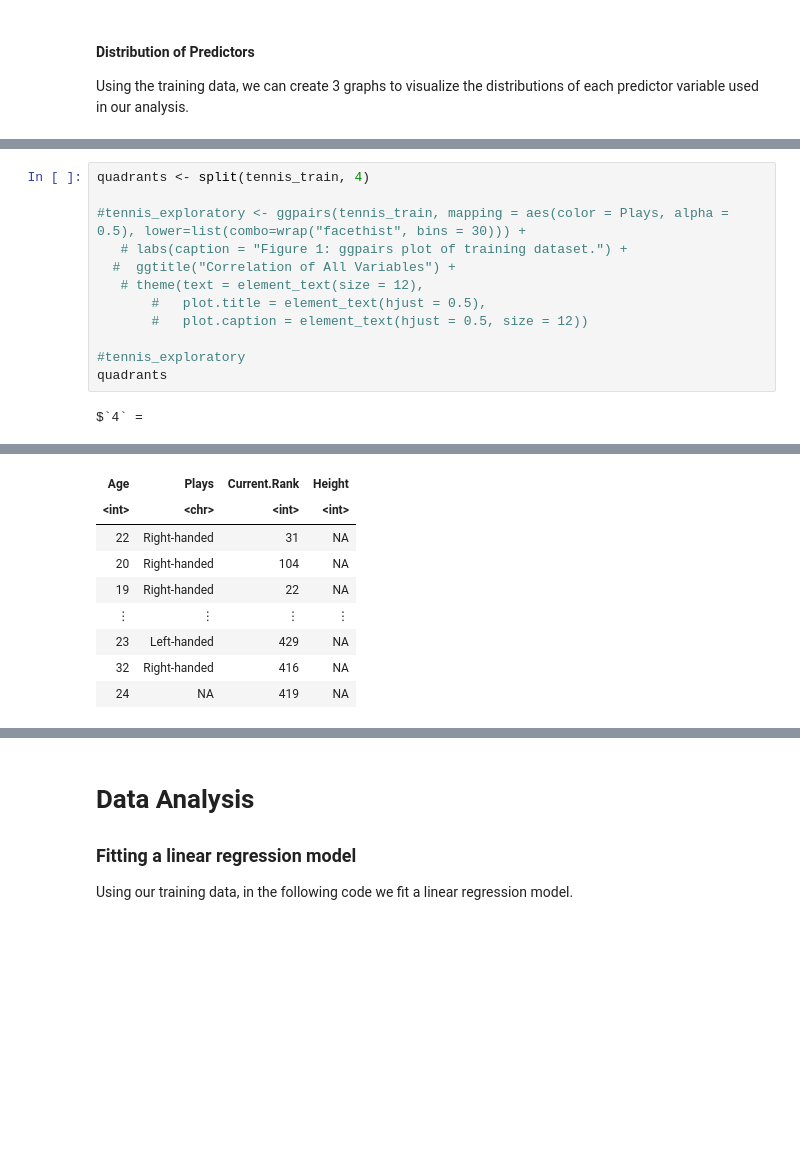
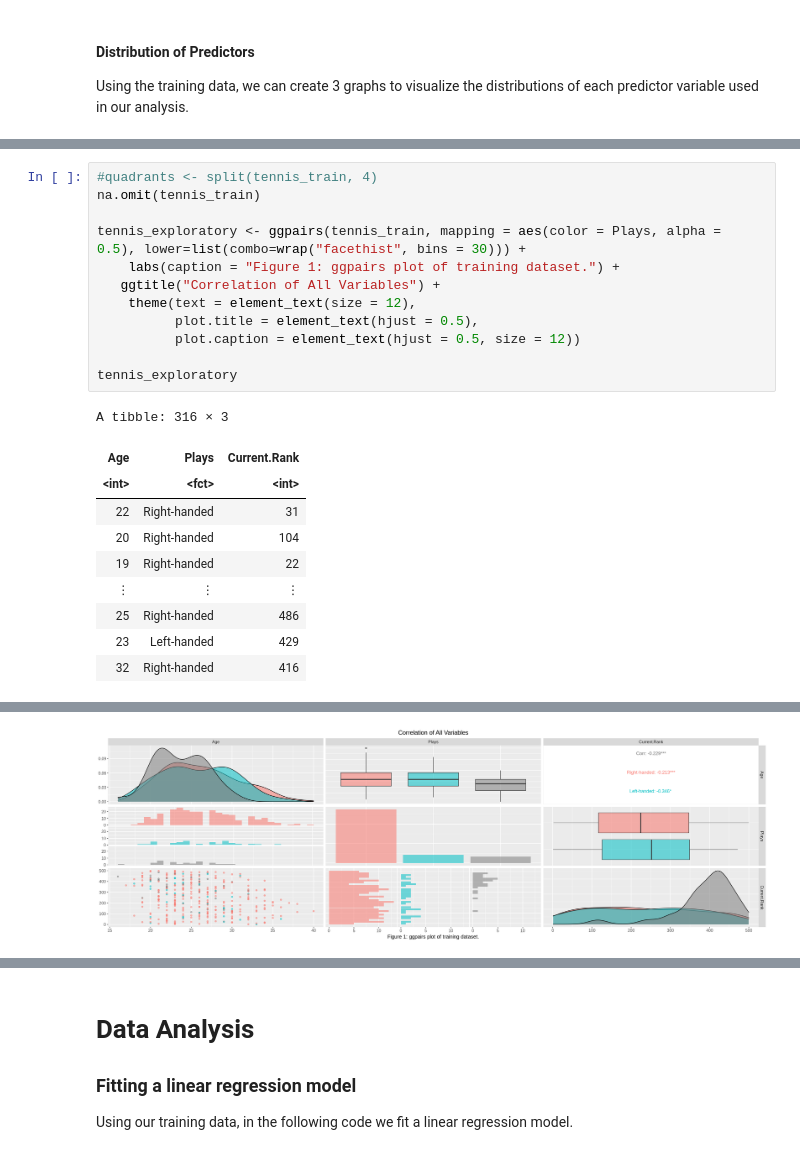
Before and after one commit to emilywang0/dsci-tennis-data-analysis, a Jupyter notebook: Proposal.ipynb, the cells around one changed output, grey strips where cells are left out. Cells and saved outputs as stored; diff of their text form; blank space fills up the shorter version.

```diff
--- a/Proposal.ipynb
+++ b/Proposal.ipynb
@@ -168,14 +180,23 @@ Warning message:
 # %%
-quadrants <- split(tennis_train, 4)
+#quadrants <- split(tennis_train, 4)
+na.omit(tennis_train)
 
-#tennis_exploratory <- ggpairs(tennis_train, mapping = aes(color = Plays, alpha = 0.5), lower=list(combo=wrap("facethist", bins = 30))) +
-   # labs(caption = "Figure 1: ggpairs plot of training dataset.") +
-  #  ggtitle("Correlation of All Variables") +
-   # theme(text = element_text(size = 12),
-       #   plot.title = element_text(hjust = 0.5),
-       #   plot.caption = element_text(hjust = 0.5, size = 12))
+tennis_exploratory <- ggpairs(tennis_train, mapping = aes(color = Plays, alpha = 0.5), lower=list(combo=wrap("facethist", bins = 30))) +
+    labs(caption = "Figure 1: ggpairs plot of training dataset.") +
+   ggtitle("Correlation of All Variables") +
+    theme(text = element_text(size = 12),
+          plot.title = element_text(hjust = 0.5),
+          plot.caption = element_text(hjust = 0.5, size = 12))
 
-#tennis_exploratory
-quadrants
+tennis_exploratory
 # %% [output]
-$`4` =
+A tibble: 316 × 3
+| Age | Plays | Current.Rank |
+| <int> | <fct> | <int> |
+| 22 | Right-handed | 31 |
+| 20 | Right-handed | 104 |
+| 19 | Right-handed | 22 |
+| ⋮ | ⋮ | ⋮ |
+| 25 | Right-handed | 486 |
+| 23 | Left-handed | 429 |
+| 32 | Right-handed | 416 |
@@ -183,9 +221 @@ A tibble: 349 × 4
-| Age | Plays | Current.Rank | Height |
-| <int> | <chr> | <int> | <int> |
-| 22 | Right-handed | 31 | NA |
-| 20 | Right-handed | 104 | NA |
-| 19 | Right-handed | 22 | NA |
-| ⋮ | ⋮ | ⋮ | ⋮ |
-| 23 | Left-handed | 429 | NA |
-| 32 | Right-handed | 416 | NA |
-| 24 | NA | 419 | NA |
+[figure, added]
```
Also changed, not shown: parts of 11 cells of this notebook.
